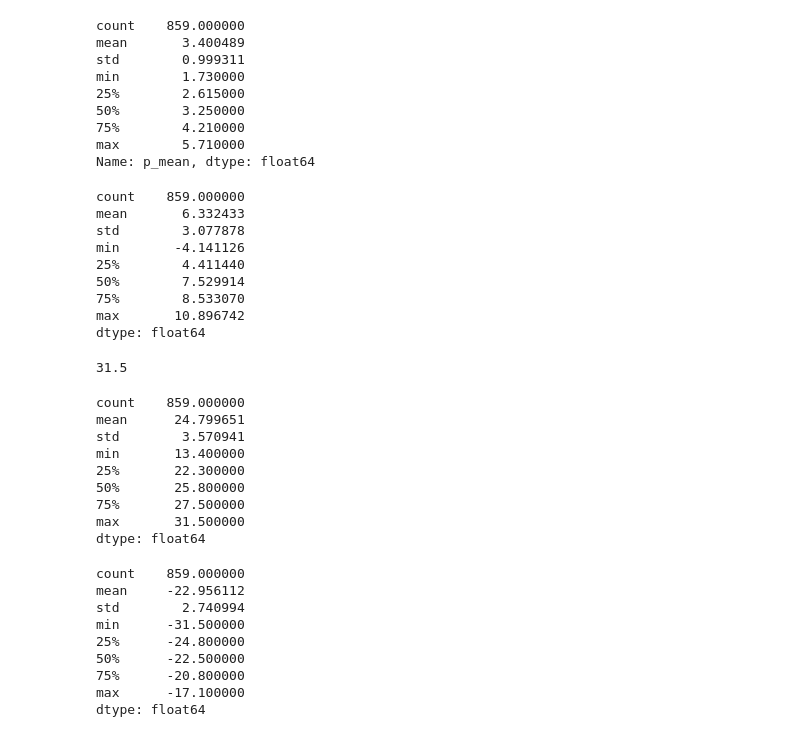
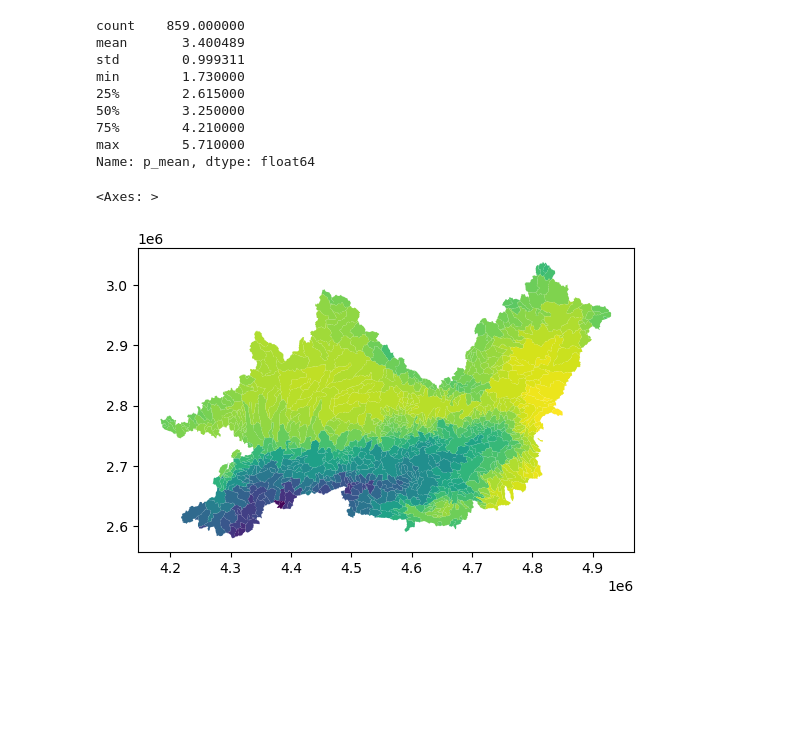
Before and after one commit to tripleUU-U/lamah-ce_lstm, a Jupyter notebook: eda/eda.ipynb, the cells around one changed output. Drawn from its saved outputs; the diff is of its cells as text; code cells hidden in the pictures; blank space fills up the shorter version.

```diff
--- a/eda/eda.ipynb
+++ b/eda/eda.ipynb
@@ -68,56 +70,24 @@ ts_path = Path("/home/wuhlmann/BA/data/raw_data/2_LamaH-CE_daily/B_basins_interm
 
 file_list = list(ts_path.rglob("*.csv"))
 
-mins = []
-maxs = []
-means = []
+t_basin_dict = defaultdict(list)
 
 for file in tqdm(file_list):
+
+	basin_id = file.stem.split("_")[1]
 
 	with open(file, "r") as f:
 		df = pd.read_table(f, header=0, sep=";")
 
-		means.append(df["2m_temp_mean"].mean())
-		mins.append(df["2m_temp_mean"].min())
-		maxs.append(df["2m_temp_mean"].max())
+		t_basin_dict[basin_id].append(df["2m_temp_mean"].mean())
+		t_basin_dict[basin_id].append(df["2m_temp_mean"].min())
+		t_basin_dict[basin_id].append(df["2m_temp_mean"].max())
-# %%
-pd.Series(means).describe()
-# %% [output]
-count    859.000000
-mean       6.332433
-std        3.077878
-min       -4.141126
-25%        4.411440
-50%        7.529914
-75%        8.533070
-max       10.896742
-dtype: float64
-# %%
-import numpy as np
-np.max(maxs)
-# %% [output]
-31.5
-# %%
-pd.Series(maxs).describe()
-# %% [output]
-count    859.000000
-mean      24.799651
-std        3.570941
-min       13.400000
-25%       22.300000
-50%       25.800000
-75%       27.500000
-max       31.500000
-dtype: float64
-# %%
-pd.Series(mins).describe()
-# %% [output]
-count    859.000000
-mean     -22.956112
-std        2.740994
-min      -31.500000
-25%      -24.800000
-50%      -22.500000
-75%      -20.800000
-max      -17.100000
-dtype: float64
+# %%
+t_basin_dict = dict(sorted(t_basin_dict.items(), key=lambda item: int(item[0])))
+t_basin_df = pd.DataFrame(data=t_basin_dict.values(), columns=["mean", "min", "max"], index=t_basin_dict.keys())
+lamah_gdf["temp"] = t_basin_df["mean"].values
+# %%
+lamah_gdf.plot("temp")
+# %% [output]
+<Axes: >
+[figure, added]
```
Also changed, not shown: parts of 1 cell of this notebook, 14 other files.
